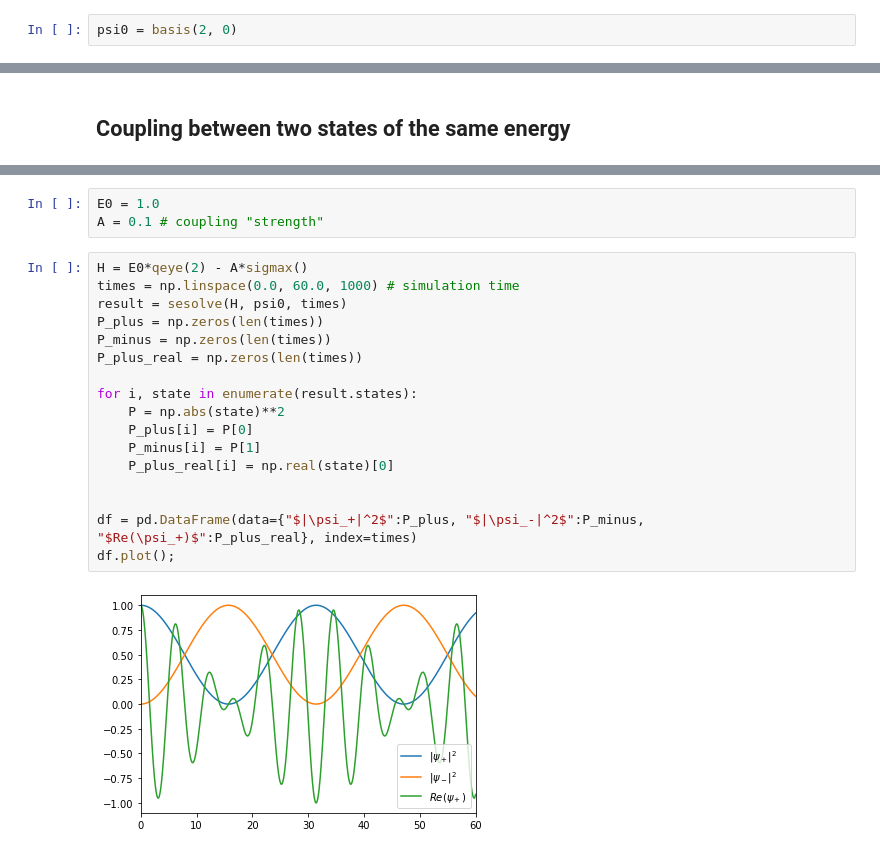
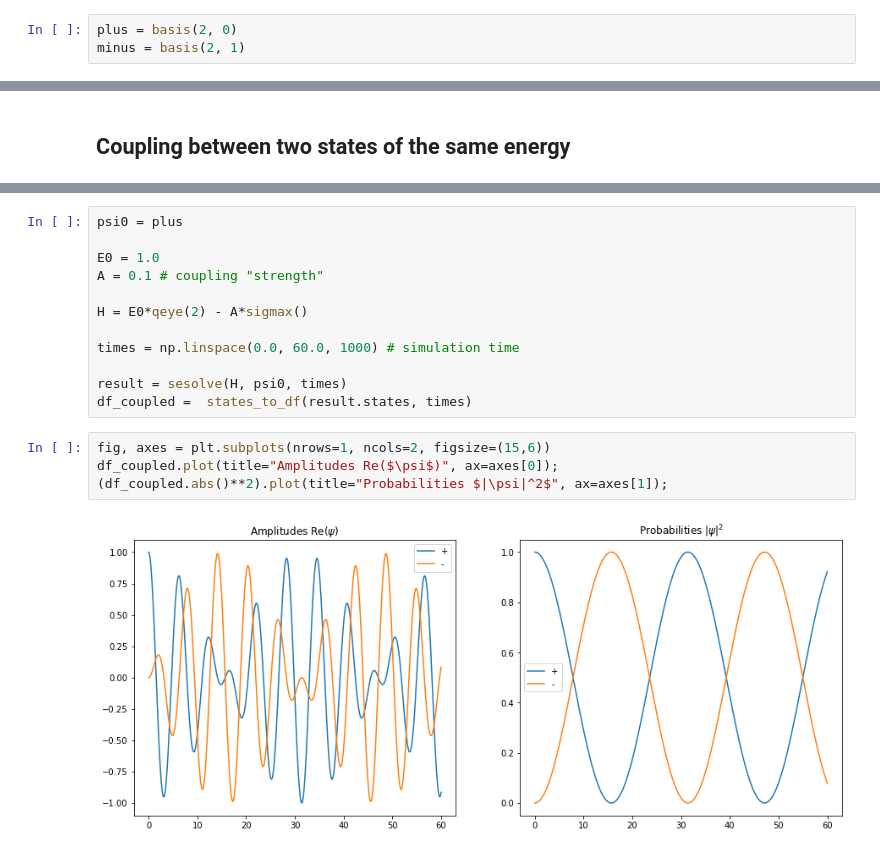
Before and after one commit to project-ida/two-state-quantum-systems, a Jupyter notebook: 01-an-isolated-two-state-system.ipynb, the cells around one changed output, grey strips where cells are left out. Saved outputs shown, nothing was run; the diff lists cells and outputs as text.

```diff
--- a/01-an-isolated-two-state-system.ipynb
+++ b/01-an-isolated-two-state-system.ipynb
@@ -49,2 +60,3 @@ For $\psi_-$ state: `Qobj([[0], [1]])` or `basis(2, 1)`
 # %%
-psi0 = basis(2, 0)
+plus = basis(2, 0)
+minus = basis(2, 1)
@@ -115,26 +135,22 @@ H = E_0 I - A \sigma_x
 $$
 
 QuTiP allows us to conveniently reference the pauli matrices using `sigmax()`, `sigmay()` and `sigmaz()`.
-# %%
-E0 = 1.0
-A = 0.1 # coupling "strength"
-# %%
-H = E0*qeye(2) - A*sigmax()
-times = np.linspace(0.0, 60.0, 1000) # simulation time
-result = sesolve(H, psi0, times)
-P_plus = np.zeros(len(times))
-P_minus = np.zeros(len(times))
-P_plus_real = np.zeros(len(times))
-
-for i, state in enumerate(result.states):
-    P = np.abs(state)**2
-    P_plus[i] = P[0]
-    P_minus[i] = P[1]
-    P_plus_real[i] = np.real(state)[0]
-
-
-df = pd.DataFrame(data={"$|\psi_+|^2$":P_plus, "$|\psi_-|^2$":P_minus, "$Re(\psi_+)$":P_plus_real}, index=times)
-df.plot();
-# %% [output]
-[figure, removed]
+# %%
+psi0 = plus
+
+E0 = 1.0
+A = 0.1 # coupling "strength"
+
+H = E0*qeye(2) - A*sigmax()
+
+times = np.linspace(0.0, 60.0, 1000) # simulation time
+
+result = sesolve(H, psi0, times)
+df_coupled =  states_to_df(result.states, times)
+# %%
+fig, axes = plt.subplots(nrows=1, ncols=2, figsize=(15,6))
+df_coupled.plot(title="Amplitudes Re($\psi$)", ax=axes[0]);
+(df_coupled.abs()**2).plot(title="Probabilities $|\psi|^2$", ax=axes[1]);
+# %% [output]
+[figure, added]
 # %% [markdown]
```
Also changed, not shown: parts of 19 cells of this notebook.
